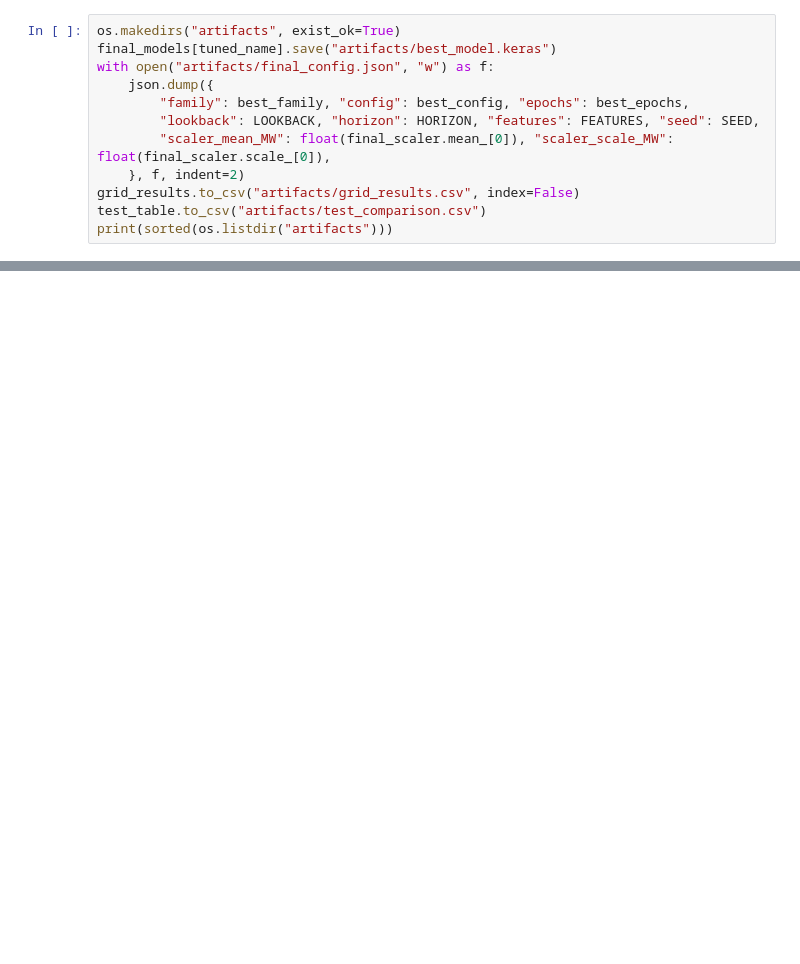
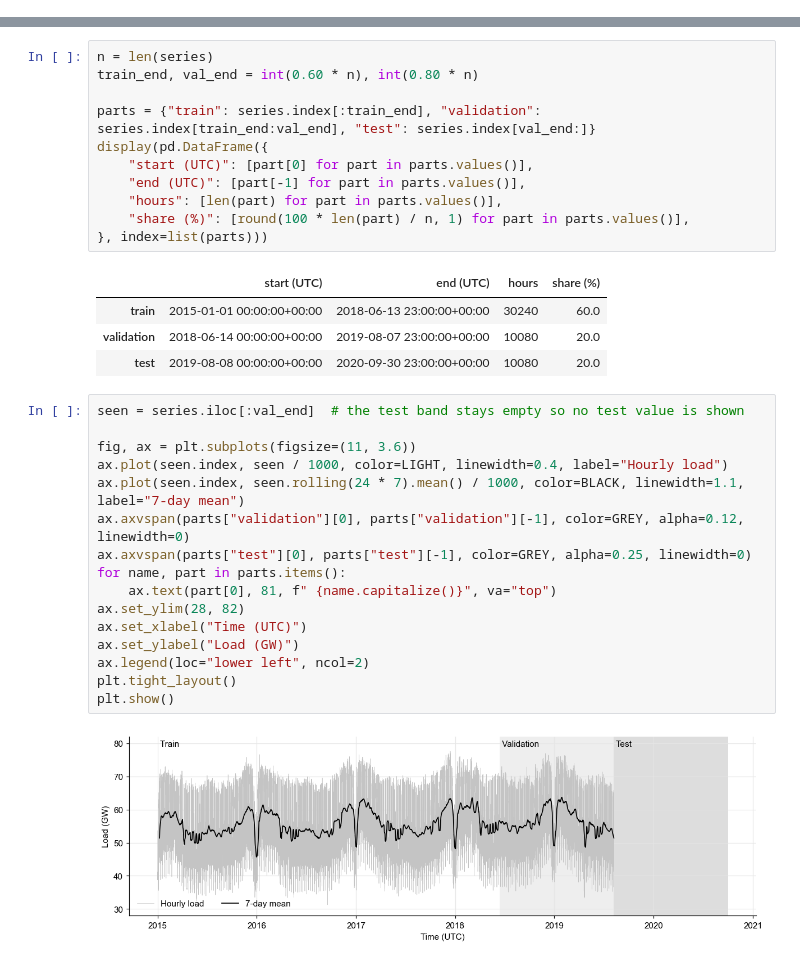
Before and after one commit to shicks44/AISE-4010-Section3-Group1, a Jupyter notebook: AISE4010_Project_Group01.ipynb, the cells around one changed output, grey strips where cells are left out. Cells and saved outputs as stored; diff of their text form; blank space fills up the shorter version.

```diff
--- a/AISE4010_Project_Group01.ipynb
+++ b/AISE4010_Project_Group01.ipynb
@@ -855,12 +0,0 @@ The locked model, its configuration and the development-period scaling are saved
-# %%
-os.makedirs("artifacts", exist_ok=True)
-final_models[tuned_name].save("artifacts/best_model.keras")
-with open("artifacts/final_config.json", "w") as f:
-    json.dump({
-        "family": best_family, "config": best_config, "epochs": best_epochs,
-        "lookback": LOOKBACK, "horizon": HORIZON, "features": FEATURES, "seed": SEED,
-        "scaler_mean_MW": float(final_scaler.mean_[0]), "scaler_scale_MW": float(final_scaler.scale_[0]),
-    }, f, indent=2)
-grid_results.to_csv("artifacts/grid_results.csv", index=False)
-test_table.to_csv("artifacts/test_comparison.csv")
-print(sorted(os.listdir("artifacts")))
@@ -894,0 +132,34 @@ Smoke test passed. First forecast (GW): [40.  39.9 40.7 42.7 46.6 52.  56.3 58.5
+# %%
+n = len(series)
+train_end, val_end = int(0.60 * n), int(0.80 * n)
+
+parts = {"train": series.index[:train_end], "validation": series.index[train_end:val_end], "test": series.index[val_end:]}
+display(pd.DataFrame({
+    "start (UTC)": [part[0] for part in parts.values()],
+    "end (UTC)": [part[-1] for part in parts.values()],
+    "hours": [len(part) for part in parts.values()],
+    "share (%)": [round(100 * len(part) / n, 1) for part in parts.values()],
+}, index=list(parts)))
+# %% [output]
+|  | start (UTC) | end (UTC) | hours | share (%) |
+| train | 2015-01-01 00:00:00+00:00 | 2018-06-13 23:00:00+00:00 | 30240 | 60.0 |
+| validation | 2018-06-14 00:00:00+00:00 | 2019-08-07 23:00:00+00:00 | 10080 | 20.0 |
+| test | 2019-08-08 00:00:00+00:00 | 2020-09-30 23:00:00+00:00 | 10080 | 20.0 |
+# %%
+seen = series.iloc[:val_end]  # the test band stays empty so no test value is shown
+
+fig, ax = plt.subplots(figsize=(11, 3.6))
+ax.plot(seen.index, seen / 1000, color=LIGHT, linewidth=0.4, label="Hourly load")
+ax.plot(seen.index, seen.rolling(24 * 7).mean() / 1000, color=BLACK, linewidth=1.1, label="7-day mean")
+ax.axvspan(parts["validation"][0], parts["validation"][-1], color=GREY, alpha=0.12, linewidth=0)
+ax.axvspan(parts["test"][0], parts["test"][-1], color=GREY, alpha=0.25, linewidth=0)
+for name, part in parts.items():
+    ax.text(part[0], 81, f" {name.capitalize()}", va="top")
+ax.set_ylim(28, 82)
+ax.set_xlabel("Time (UTC)")
+ax.set_ylabel("Load (GW)")
+ax.legend(loc="lower left", ncol=2)
+plt.tight_layout()
+plt.show()
+# %% [output]
+[figure, added]
```
Also changed, not shown: parts of 110 cells of this notebook, 6 other files.
